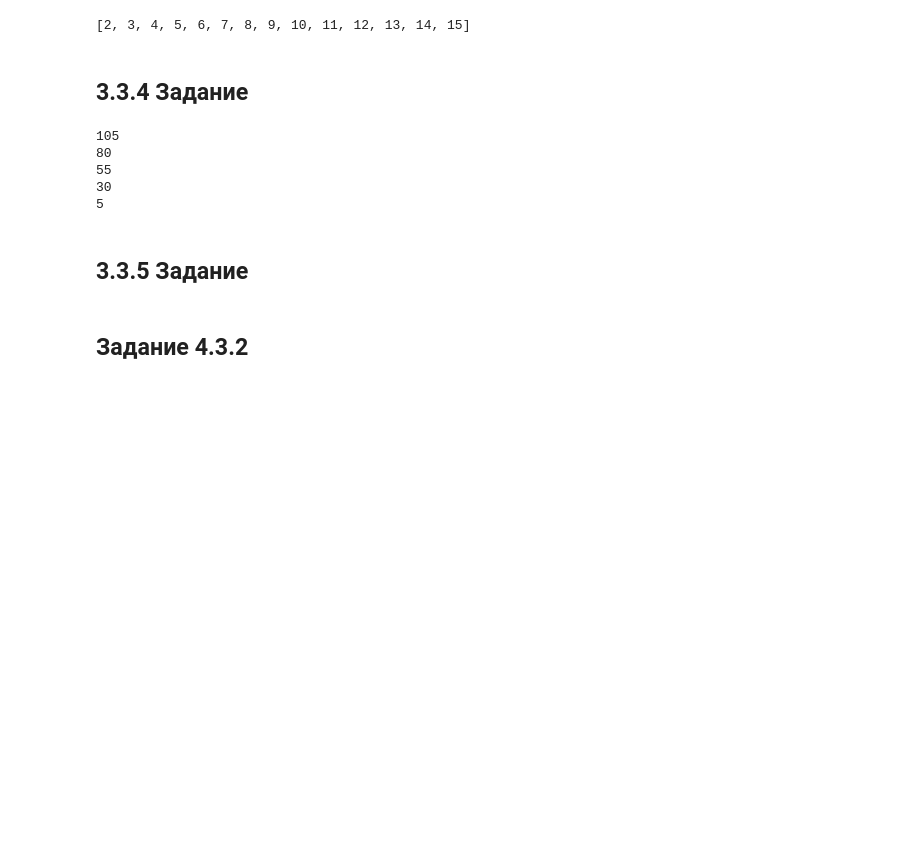
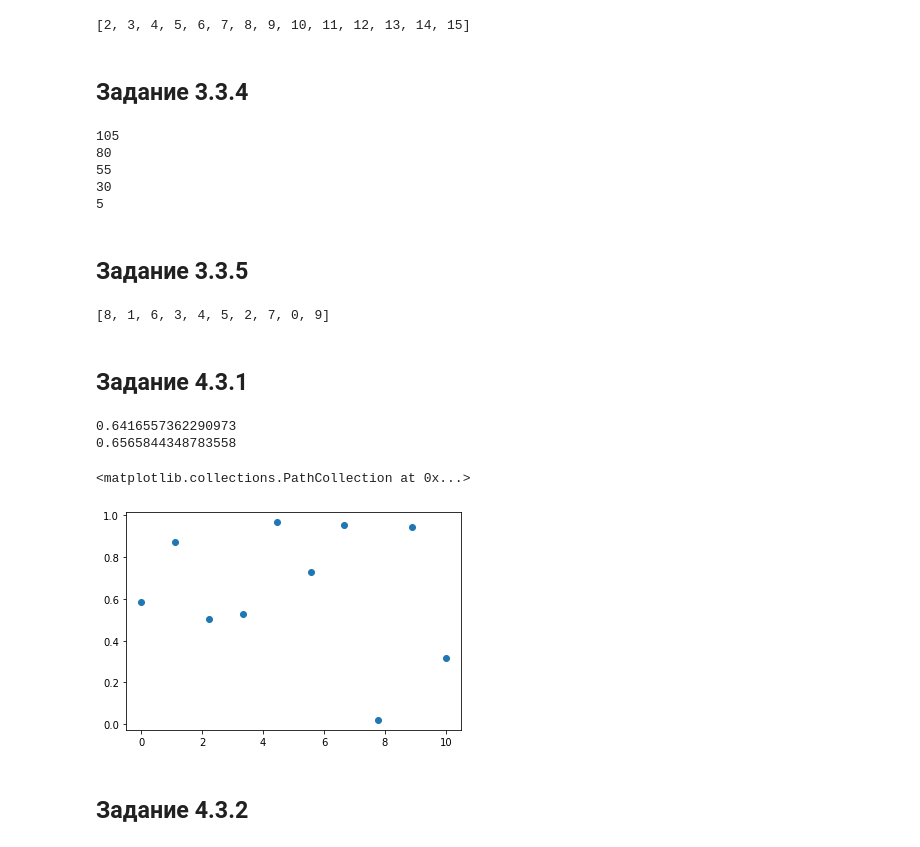
Before and after one commit to AndreyVAAVA/AI_RTU_MIREA, a Jupyter notebook: notebooks/FirstPractice.ipynb, the cells around one changed output. Cells and saved outputs as stored; diff of their text form; code cells hidden in the pictures; blank space fills up the shorter version.

```diff
--- a/notebooks/FirstPractice.ipynb
+++ b/notebooks/FirstPractice.ipynb
@@ -52,6 +52,6 @@ print(list_int)
 # %% [output]
 [2, 3, 4, 5, 6, 7, 8, 9, 10, 11, 12, 13, 14, 15]
 # %% [markdown]
-## 3.3.4 Задание
+## Задание 3.3.4
 # %%
 for i in range(105, 0, -25):
@@ -63,9 +63,36 @@ for i in range(105, 0, -25):
 30
 5
 # %% [markdown]
-## 3.3.5 Задание
+## Задание 3.3.5
 # %%
 x = [0, 1, 2, 3, 4, 5, 6, 7, 8, 9]
+x[0::2] = x[-2::-2]
+print(x)
+# %% [output]
+[8, 1, 6, 3, 4, 5, 2, 7, 0, 9]
+# %% [markdown]
+## Задание 4.3.1
+# %%
+import math as m
+import numpy as np
+import matplotlib.pyplot as plt
+import pandas as pd
+
+
+def f2(x: int):
+    return m.cos(x * m.pow(m.e, (m.cos(x) + m.log(x + 1))))
+
+
+arr = np.random.rand(10)
+x = np.linspace(0, 10, 10)
+print(np.average(arr))
+print(np.median(arr))
+plt.scatter(x, arr)
+# %% [output]
+0.6416557362290973
+0.6565844348783558
+<matplotlib.collections.PathCollection at 0x...>
+[figure, added]
 # %% [markdown]
 ## Задание 4.3.2
 # %%
```
Also changed, not shown: parts of 14 cells of this notebook, 3 other files.
